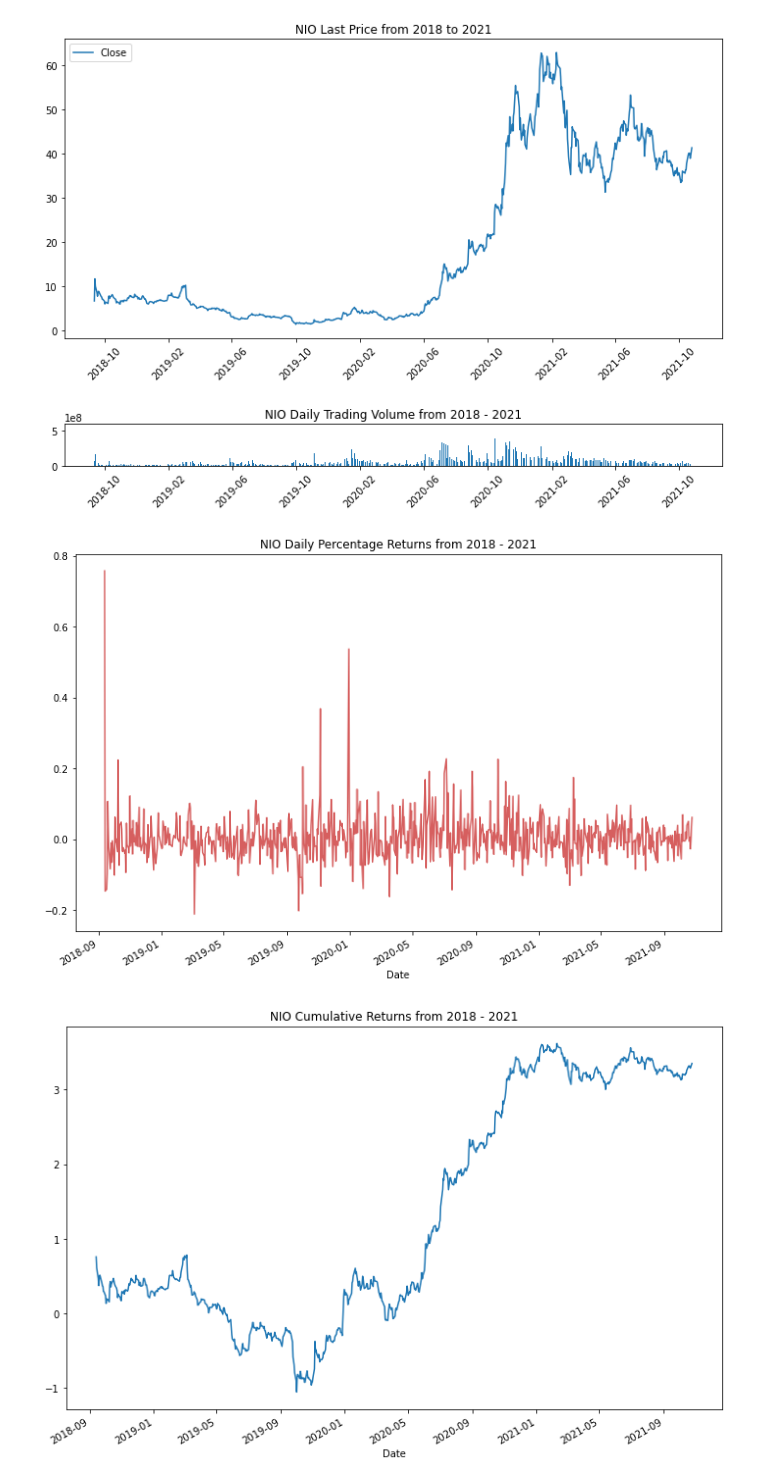
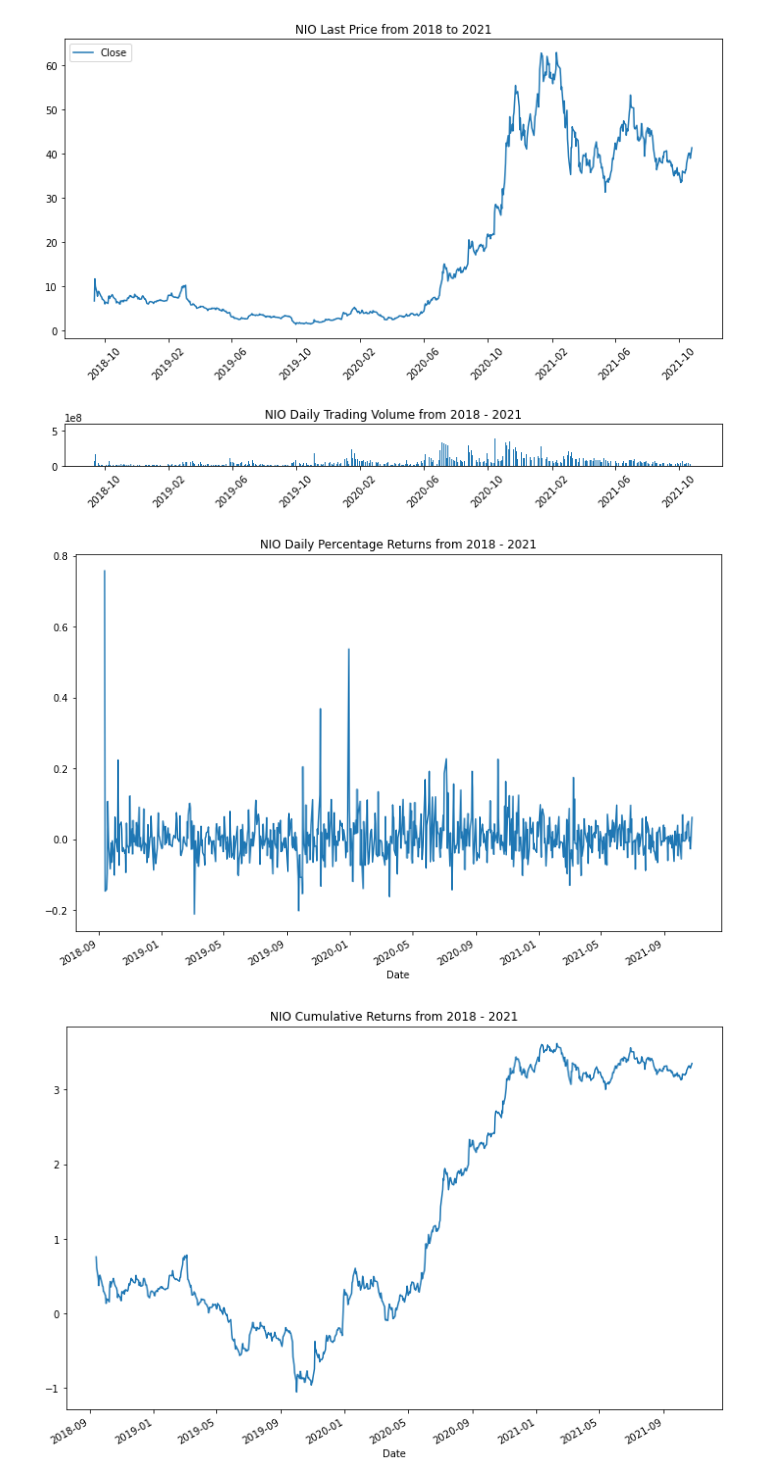
Before and after one commit to AbdullahBera/EV-Stock-Analysis, a Jupyter notebook: NIO Stock.ipynb, the cells around one changed output. Cells and saved outputs as stored; diff of their text form; code cells hidden in the pictures.

```diff
--- a/NIO Stock.ipynb
+++ b/NIO Stock.ipynb
@@ -78,11 +92,11 @@ plt.subplots_adjust(hspace = 2.0)
 [figure]
 # %%
 daily_changes = nio_df["Close"].pct_change(periods = 1)
-daily_changes.plot(figsize = (12, 8), color = '#d65f5f', label = "Close");
+daily_changes.plot(figsize = (12, 8),  );
 
 plt.title("NIO Daily Percentage Returns from 2018 - 2021");
 # %% [output]
-[figure, old version]
+[figure, new version]
 # %%
 df_cumsum = daily_changes.cumsum()
 
```
Also changed, not shown: parts of 2 cells of this notebook, 3 other files.
